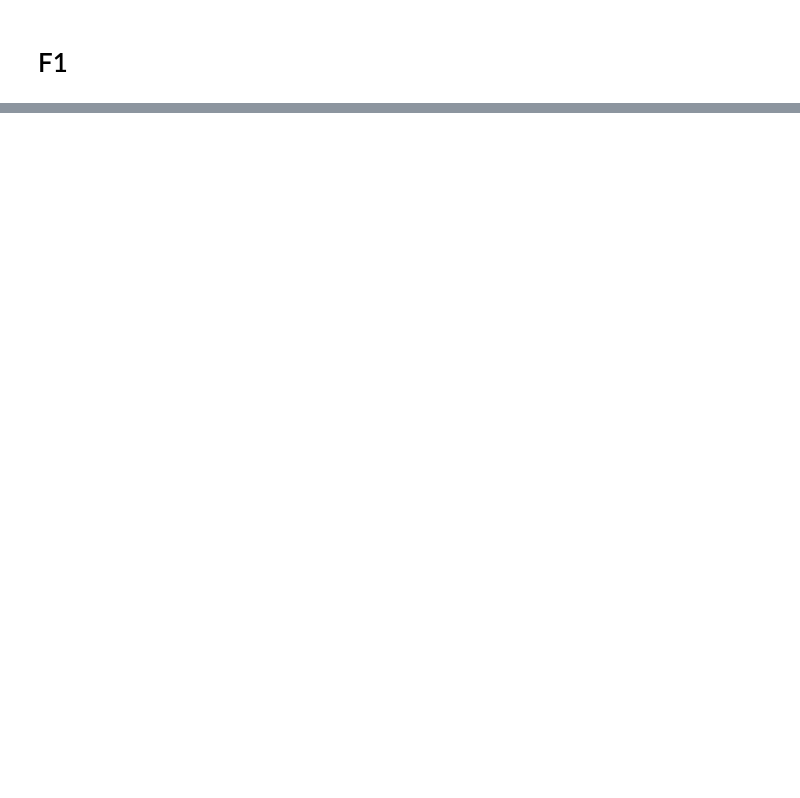
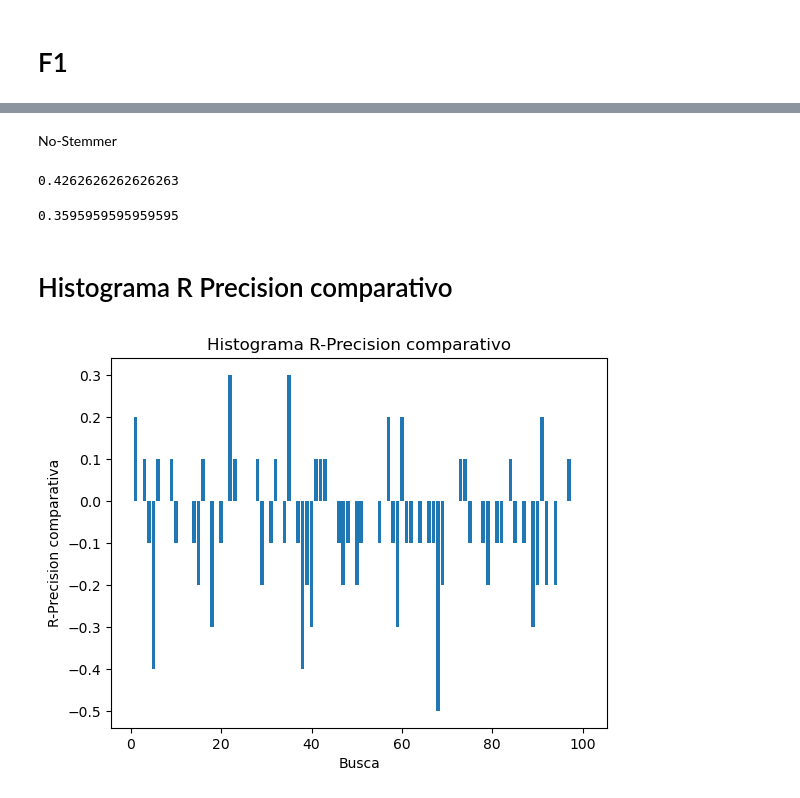
Before and after one commit to MrBarreto/BMT-2024.1, a Jupyter notebook: src/metrica.ipynb, the cells around one changed output, grey strips where cells are left out. Saved outputs shown, nothing was run; the diff lists cells and outputs as text; code cells hidden in the pictures; blank space fills up the shorter version.

```diff
--- a/src/metrica.ipynb
+++ b/src/metrica.ipynb
@@ -29,0 +50,2 @@ esperados['DocVotes'] = esperados['DocVotes'].astype(int)
+# %%
+valores_remover = teste(resultados, esperados)
@@ -29,0 +58,2 @@ esperados['DocVotes'] = esperados['DocVotes'].astype(int)
+# %%
+esperados = esperados[~esperados['DocNumber'].isin(valores_remover)]
@@ -109,0 +265,49 @@ def calculo_f1_score(resultados, esperados):
+# %% [markdown]
+No-Stemmer
+# %%
+#Precision 5
+precisionK(resultados, esperados, 5)
+# %% [output]
+0.4262626262626263
+# %%
+#Precision 10
+precisionK(resultados, esperados, 10)
+# %% [output]
+0.3595959595959595
+# %% [markdown]
+# Histograma R Precision comparativo
+# %%
+#Vamos considerar os 10 primeiros valores
+#Fazendo o comparativo usando (Stemmer - NoStemmer)
+def Histograma_R_Precision(resultados,resultados_stemmer, esperados):
+    busca_precisions = []
+    busca_precisions_stemmer = []
+    conjunto_buscas = set(esperados['QueryNumber'].to_list())
+    for busca in conjunto_buscas:
+        esperados_busca = esperados.loc[esperados['QueryNumber'] == busca, 'DocNumber'].to_list()
+        resultados_busca = resultados.loc[resultados['QueryNumber'] == busca, 'DocNumber'].to_list()[:10]
+        resultados_stemmer_busca = resultados_stemmer.loc[resultados_stemmer['QueryNumber'] == busca, 'DocNumber'].to_list()[:10]
+        relevantes_buscados = len(set(esperados_busca).intersection(resultados_busca))
+        relevantes_buscados_stemmer = len(set(esperados_busca).intersection(resultados_stemmer_busca))
+        precision_k = relevantes_buscados/10
+        precision_k_stemmer = relevantes_buscados_stemmer/10
+        busca_precisions.append(precision_k)
+        busca_precisions_stemmer.append(precision_k_stemmer)
+
+    comparativo = np.array(busca_precisions) - np.array(busca_precisions_stemmer)
+    figure_path = '../avalia/Histograma_R_Precision.pdf'
+    csv_path = '../avalia/Histograma_R_Precision.csv'
+
+    R_precision_histogram = pd.DataFrame(np.array([comparativo, list(conjunto_buscas)]).T, columns=["Comparativo", "Buscas"])
+    R_precision_histogram.to_csv(csv_path, sep=";", index=False)
+
+    plt.bar(list(conjunto_buscas),comparativo)
+    plt.title("Histograma R-Precision comparativo")
+    plt.xlabel("Busca")
+    plt.ylabel("R-Precision comparativa")
+    plt.savefig(figure_path)
+    plt.show()
+# %%
+Histograma_R_Precision(resultados,resultados_stemmer, esperados)
+# %% [output]
+[figure, added]
```
Also changed, not shown: parts of 16 cells of this notebook, 8 other files.
